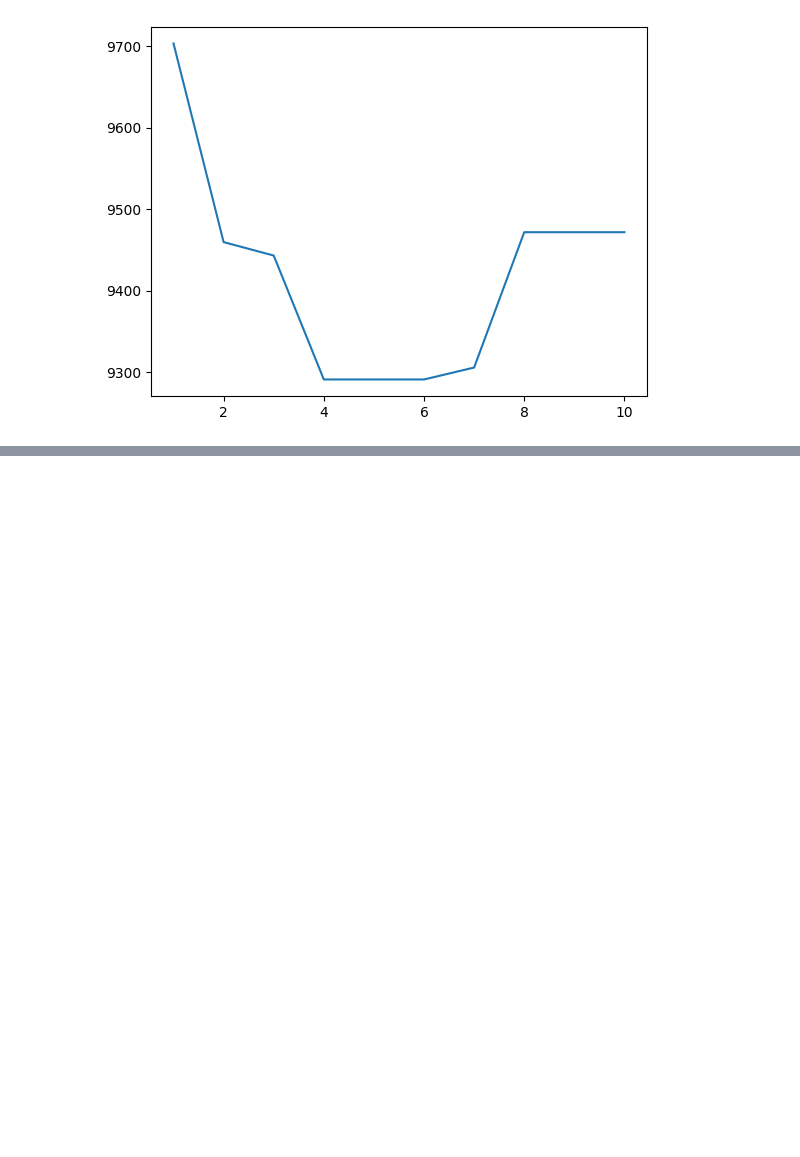
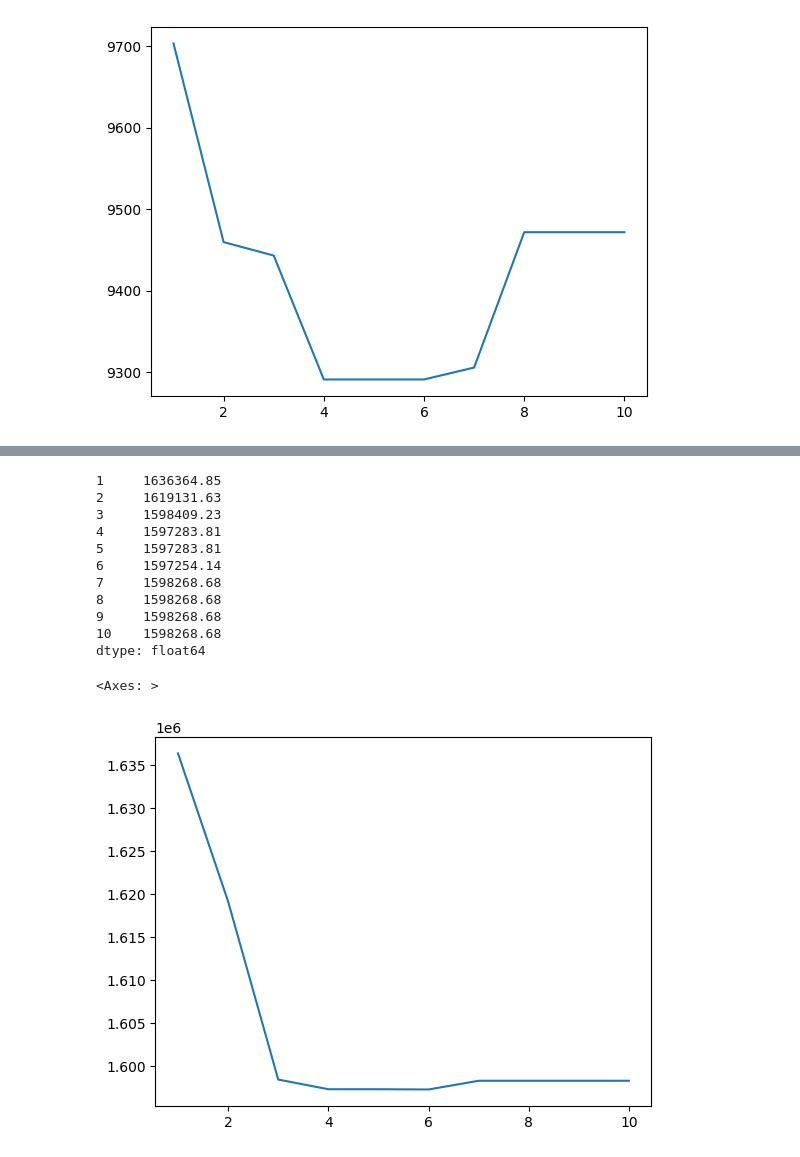
Before and after one commit to ngeeannrobin/SC2001-Project, a Jupyter notebook: sc2001.ipynb, the cells around one changed output, grey strips where cells are left out. Saved outputs shown, nothing was run; the diff lists cells and outputs as text; code cells hidden in the pictures; blank space fills up the shorter version.

```diff
--- a/sc2001.ipynb
+++ b/sc2001.ipynb
@@ -36,0 +89,27 @@ sns.lineplot(data=col_means)
+# %%
+data100000 = pd.read_csv("./sc2001-1-100000.csv", header=None)
+data100000.drop(data100000.columns[10], axis=1, inplace=True)
+data100000.columns = range(1, 11)
+data100000.head(100)
+
+import pandas as pd
+
+column_means_100000 = data100000.mean()
+
+print(column_means_100000)
+
+sns.lineplot(data=column_means_100000)
+# %% [output]
+1     1636364.85
+2     1619131.63
+3     1598409.23
+4     1597283.81
+5     1597283.81
+6     1597254.14
+7     1598268.68
+8     1598268.68
+9     1598268.68
+10    1598268.68
+dtype: float64
+<Axes: >
+[figure, added]
```
Also changed, not shown: parts of 9 cells of this notebook.
